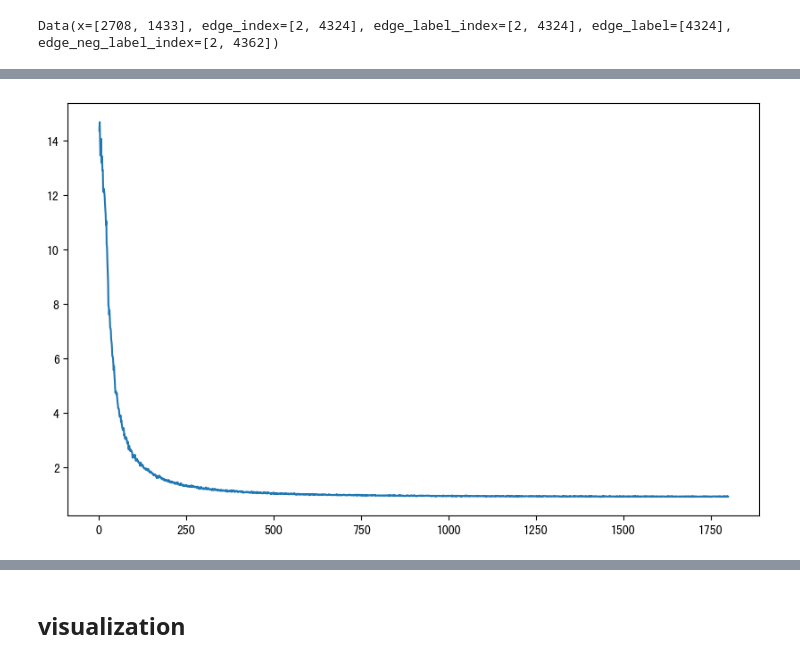
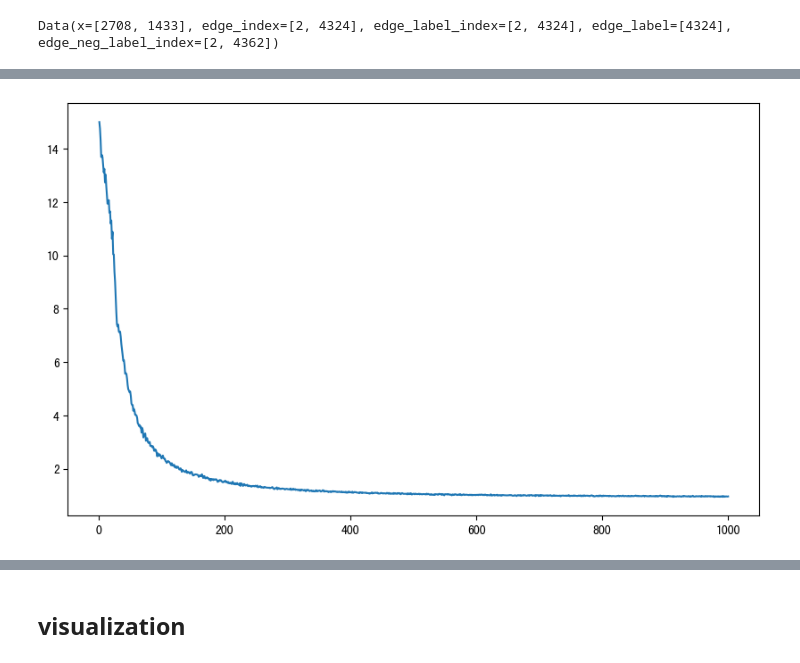
Before and after one commit to littlemilkwu/pyg_link_predict_attribute, a Jupyter notebook: VGNAE_link_pred_follow.ipynb, the cells around one changed output, grey strips where cells are left out. Cells and saved outputs as stored; diff of their text form; code cells hidden in the pictures.

```diff
--- a/VGNAE_link_pred_follow.ipynb
+++ b/VGNAE_link_pred_follow.ipynb
@@ -131,11 +131,8 @@ import torch_geometric.transforms as T
 
 args = {
     "model": 'VGNAE',
-    'dataset': 'Cora',
-    'epochs': 300,
     'channels': 256,
-    'scaling_factor': 1.8,
-    'training_rate': 0.8
+    'scaling_factor': 1.8
 }
 
 class Encoder(torch.nn.Module):
@@ -200,7 +197,6 @@ def predict(test_data, model):
     model.eval()
     with torch.no_grad():
         z = model.encode(test_data.x, test_data.edge_index)
-    # test_pred = torch.sigmoid(model.decode(z, test_data.edge_label_index))
     return model.decode(z, test_data.edge_label_index)
 # %%
 train_data1
@@ -213,7 +209,7 @@ def plot_loss(ls_loss):
     ax.plot(epoch, ls_loss)
 # %%
 lr = 0.005
-epoch = 1800
+epoch = 1000
 model1, ls_metric1 = train_loop(train_data1, epoch, lr)
 plot_loss(ls_metric1)
 # %% [output]
@@ -237,4 +233,4 @@ Best loss 0.9251151084899902 at 1435
-[figure, old version]
+[figure, new version]
 # %%
 lr = 0.005
 epoch = 1000
```
Also changed, not shown: parts of 4 cells of this notebook, 4 other files.
